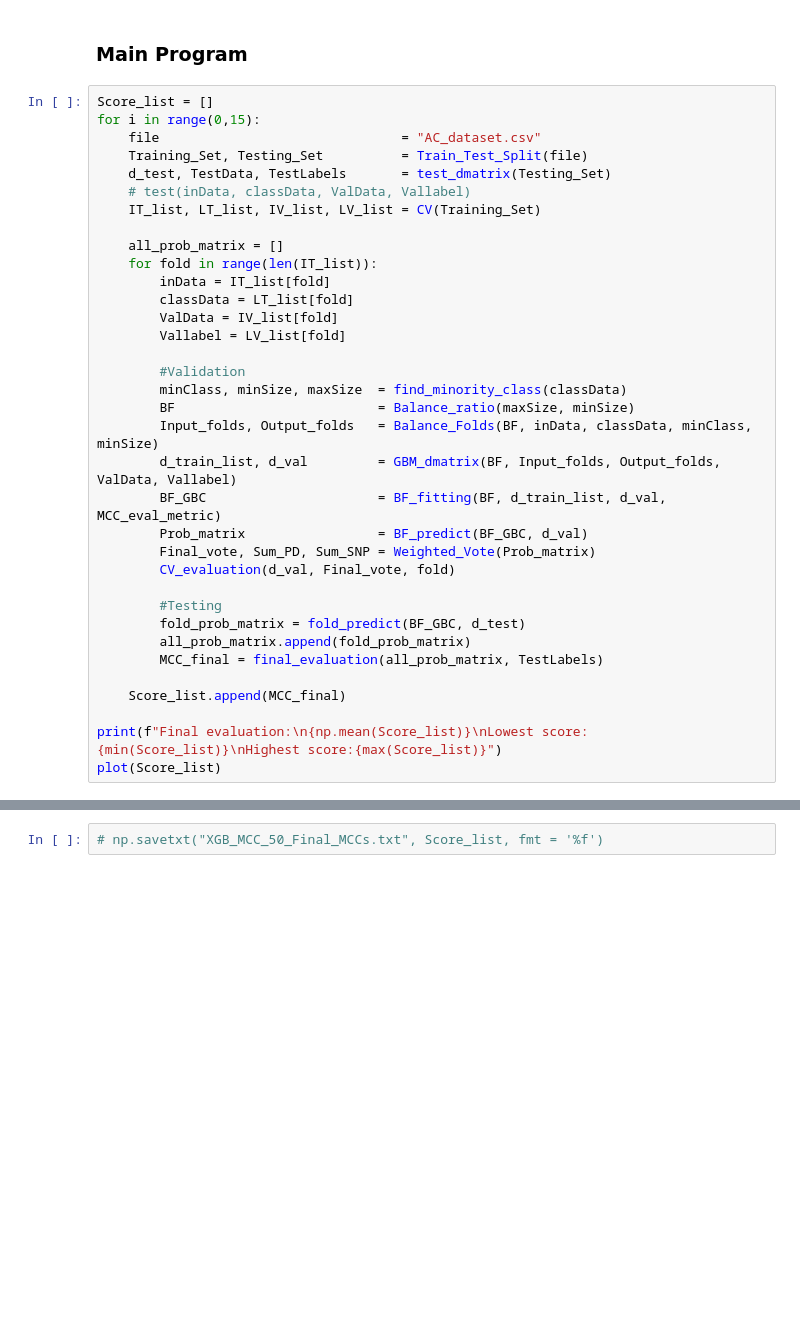
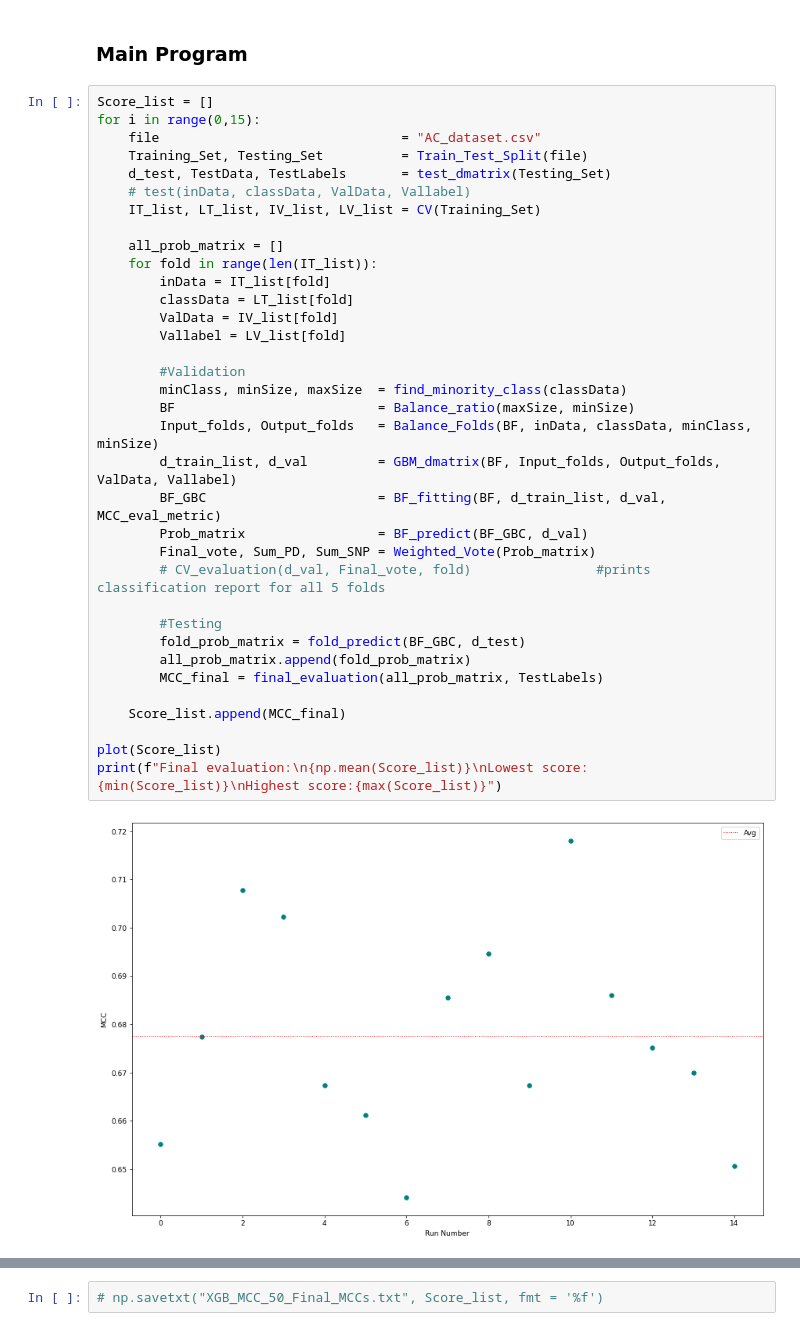
Before and after one commit to Shamin2512/Mutation-Classification, a Jupyter notebook: XGB_MutationClassification.ipynb, the cells around one changed output, grey strips where cells are left out. Saved outputs shown, nothing was run; the diff lists cells and outputs as text; blank space fills up the shorter version.

Commit message:
Commented CV_evaluation line in main program

```diff
--- a/XGB_MutationClassification.ipynb
+++ b/XGB_MutationClassification.ipynb
@@ -557,32 +557,34 @@ for i in range(0,15):
     file                               = "AC_dataset.csv"
     Training_Set, Testing_Set          = Train_Test_Split(file)
     d_test, TestData, TestLabels       = test_dmatrix(Testing_Set)
     # test(inData, classData, ValData, Vallabel)
     IT_list, LT_list, IV_list, LV_list = CV(Training_Set)
 
     all_prob_matrix = []
     for fold in range(len(IT_list)):
         inData = IT_list[fold]
         classData = LT_list[fold]
         ValData = IV_list[fold]
         Vallabel = LV_list[fold]
 
         #Validation
         minClass, minSize, maxSize  = find_minority_class(classData)
         BF                          = Balance_ratio(maxSize, minSize)
         Input_folds, Output_folds   = Balance_Folds(BF, inData, classData, minClass, minSize)
         d_train_list, d_val         = GBM_dmatrix(BF, Input_folds, Output_folds, ValData, Vallabel)
         BF_GBC                      = BF_fitting(BF, d_train_list, d_val, MCC_eval_metric)
         Prob_matrix                 = BF_predict(BF_GBC, d_val)
         Final_vote, Sum_PD, Sum_SNP = Weighted_Vote(Prob_matrix)
-        CV_evaluation(d_val, Final_vote, fold)
+        # CV_evaluation(d_val, Final_vote, fold)                #prints classification report for all 5 folds
 
         #Testing
         fold_prob_matrix = fold_predict(BF_GBC, d_test)
         all_prob_matrix.append(fold_prob_matrix)
         MCC_final = final_evaluation(all_prob_matrix, TestLabels)
 
     Score_list.append(MCC_final)
 
+plot(Score_list)
 print(f"Final evaluation:\n{np.mean(Score_list)}\nLowest score:{min(Score_list)}\nHighest score:{max(Score_list)}")
-plot(Score_list)
+# %% [output]
+[figure, added]
```
Also changed, not shown: parts of 1 cell of this notebook.
